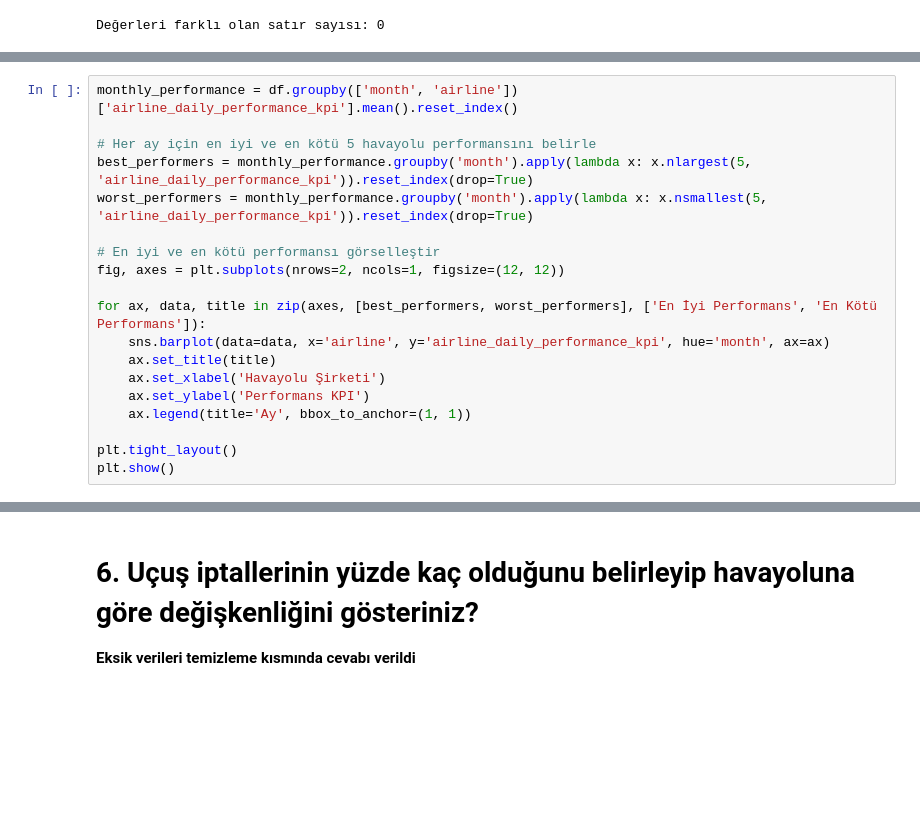
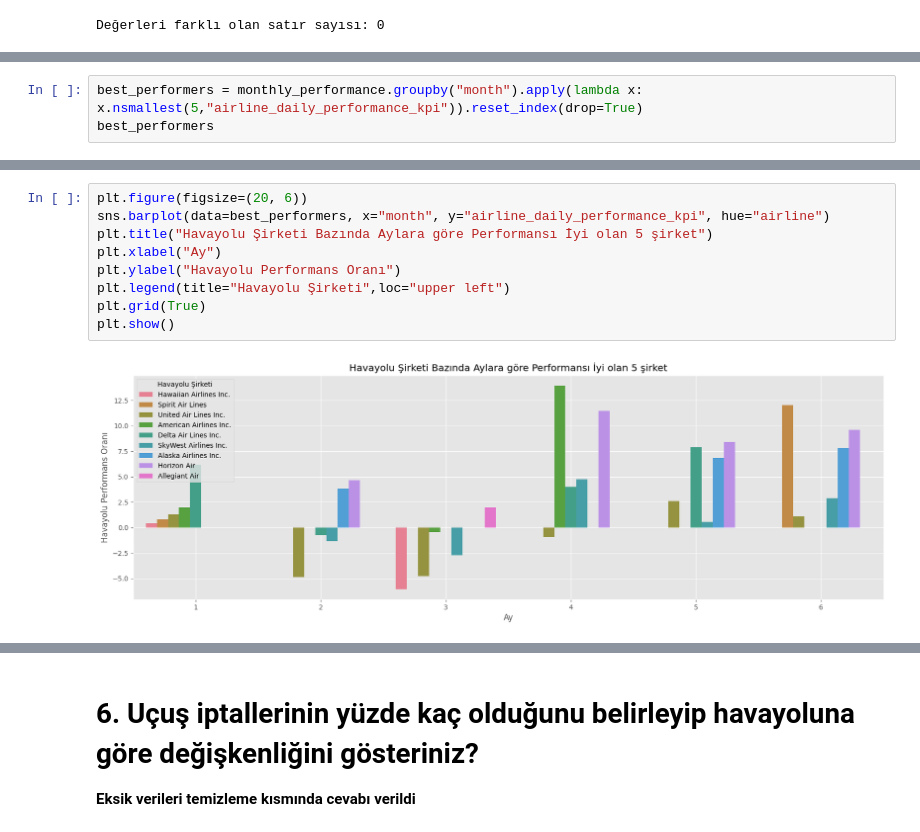
Before and after one commit to kntvrl/flights_project, a Jupyter notebook: project_notebook_ds.ipynb, the cells around one changed output, grey strips where cells are left out. Drawn from its saved outputs; the diff is of its cells as text; blank space fills up the shorter version.

```diff
--- a/project_notebook_ds.ipynb
+++ b/project_notebook_ds.ipynb
@@ -991,19 +1002,0 @@ plt.show()
-# %%
-monthly_performance = df.groupby(['month', 'airline'])['airline_daily_performance_kpi'].mean().reset_index()
-
-# Her ay için en iyi ve en kötü 5 havayolu performansını belirle
-best_performers = monthly_performance.groupby('month').apply(lambda x: x.nlargest(5, 'airline_daily_performance_kpi')).reset_index(drop=True)
-worst_performers = monthly_performance.groupby('month').apply(lambda x: x.nsmallest(5, 'airline_daily_performance_kpi')).reset_index(drop=True)
-
-# En iyi ve en kötü performansı görselleştir
-fig, axes = plt.subplots(nrows=2, ncols=1, figsize=(12, 12))
-
-for ax, data, title in zip(axes, [best_performers, worst_performers], ['En İyi Performans', 'En Kötü Performans']):
-    sns.barplot(data=data, x='airline', y='airline_daily_performance_kpi', hue='month', ax=ax)
-    ax.set_title(title)
-    ax.set_xlabel('Havayolu Şirketi')
-    ax.set_ylabel('Performans KPI')
-    ax.legend(title='Ay', bbox_to_anchor=(1, 1))
-
-plt.tight_layout()
-plt.show()
@@ -1011,0 +1010,3 @@ plt.show()
+# %%
+best_performers = monthly_performance.groupby("month").apply(lambda x: x.nsmallest(5,"airline_daily_performance_kpi")).reset_index(drop=True)
+best_performers
@@ -1011,0 +1031,11 @@ plt.show()
+# %%
+plt.figure(figsize=(20, 6))
+sns.barplot(data=best_performers, x="month", y="airline_daily_performance_kpi", hue="airline")
+plt.title("Havayolu Şirketi Bazında Aylara göre Performansı İyi olan 5 şirket")
+plt.xlabel("Ay")
+plt.ylabel("Havayolu Performans Oranı")
+plt.legend(title="Havayolu Şirketi",loc="upper left")
+plt.grid(True)
+plt.show()
+# %% [output]
+[figure, added]
```
Also changed, not shown: parts of 11 cells of this notebook.
